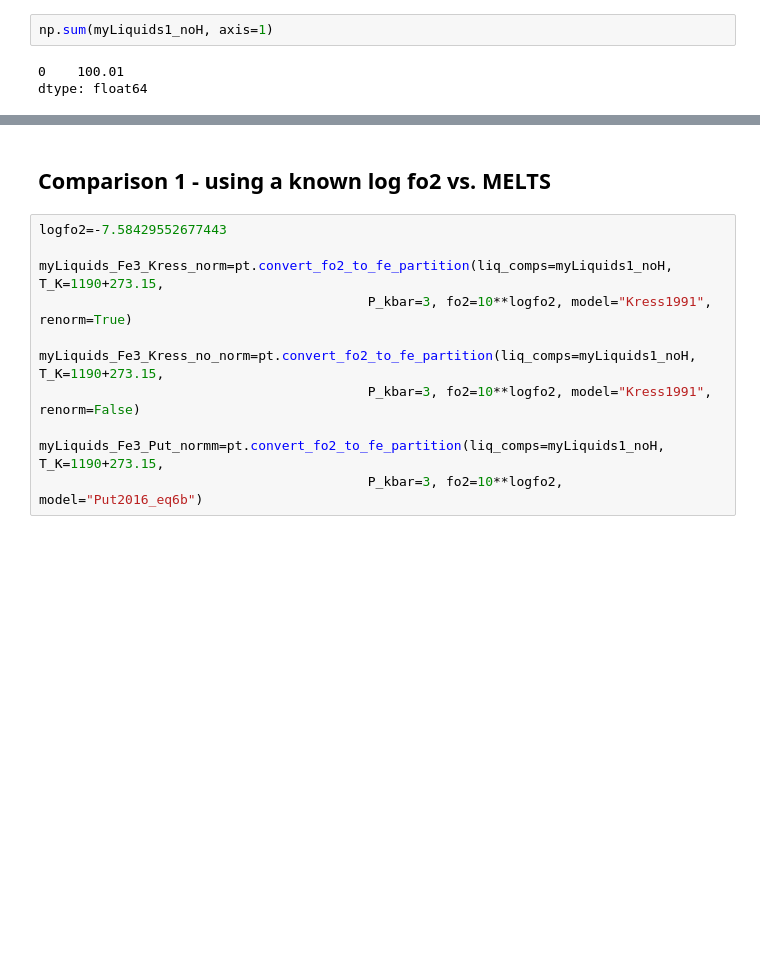
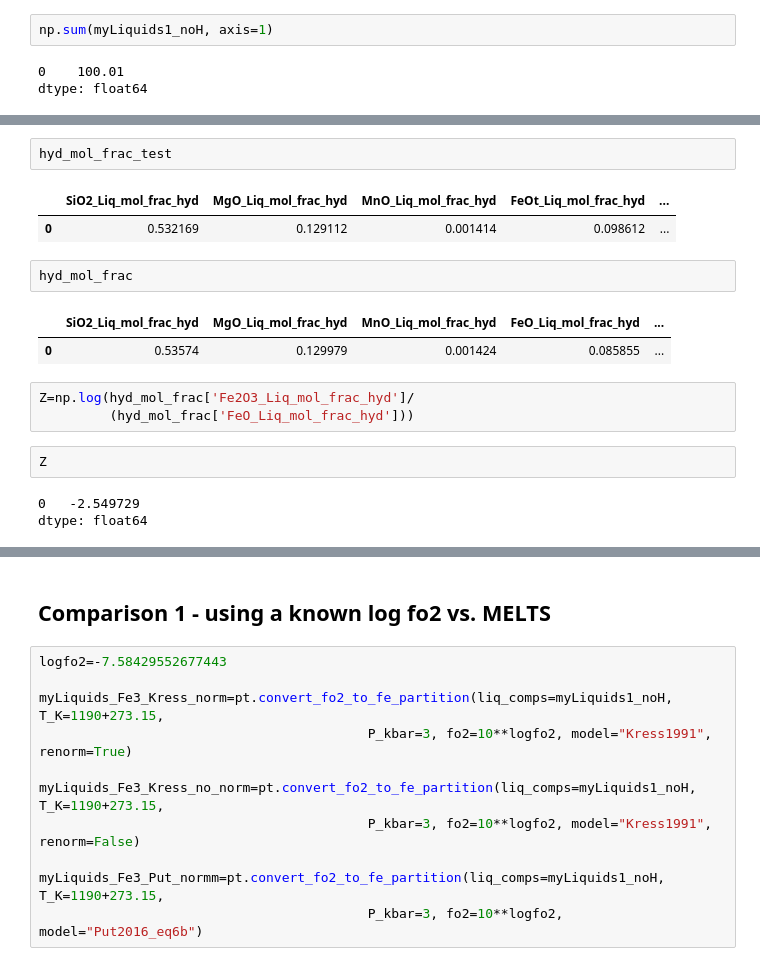
Before and after one commit to PennyWieser/Thermobar, a Jupyter notebook: Benchmarking/Add_ons/fo2_magmasattest.ipynb, the cells around one changed output, grey strips where cells are left out. Cells and saved outputs as stored; diff of their text form; blank space fills up the shorter version.

```diff
--- a/Benchmarking/Add_ons/fo2_magmasattest.ipynb
+++ b/Benchmarking/Add_ons/fo2_magmasattest.ipynb
@@ -30,0 +122,18 @@ dtype: float64
+# %%
+hyd_mol_frac_test
+# %% [output]
+|  | SiO2_Liq_mol_frac_hyd | MgO_Liq_mol_frac_hyd | MnO_Liq_mol_frac_hyd | FeOt_Liq_mol_frac_hyd | ... |
+| 0 | 0.532169 | 0.129112 | 0.001414 | 0.098612 | ... |
+# %%
+hyd_mol_frac
+# %% [output]
+|  | SiO2_Liq_mol_frac_hyd | MgO_Liq_mol_frac_hyd | MnO_Liq_mol_frac_hyd | FeO_Liq_mol_frac_hyd | ... |
+| 0 | 0.53574 | 0.129979 | 0.001424 | 0.085855 | ... |
+# %%
+Z=np.log(hyd_mol_frac['Fe2O3_Liq_mol_frac_hyd']/
+         (hyd_mol_frac['FeO_Liq_mol_frac_hyd']))
+# %%
+Z
+# %% [output]
+0   -2.549729
+dtype: float64
```
Also changed, not shown: parts of 15 cells of this notebook, 13 other files.
